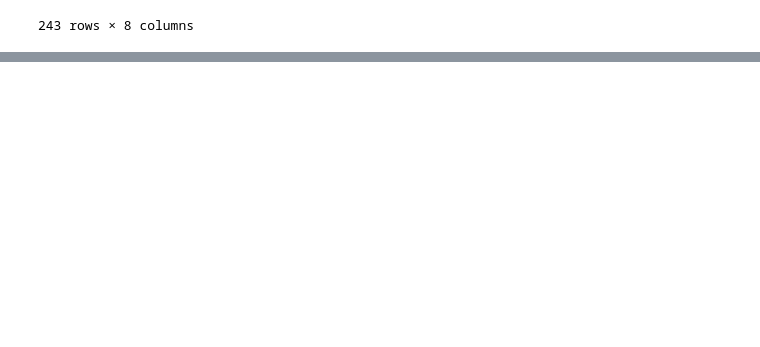
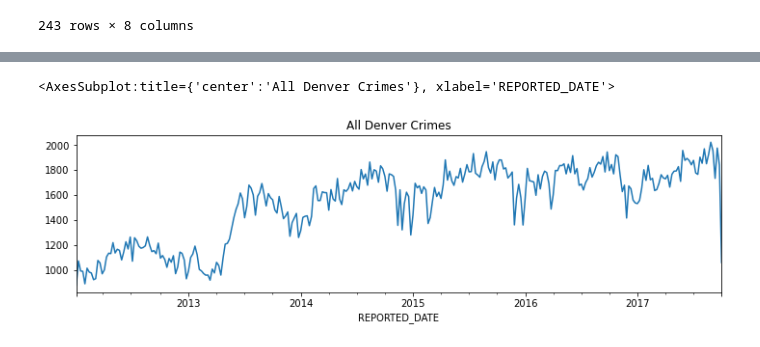
Before and after one commit to minstrel1149/pandas_practice-cookbook1, a Jupyter notebook: pd_cookbook_2_chapter12.ipynb, the cells around one changed output, grey strips where cells are left out. Saved outputs shown, nothing was run; the diff lists cells and outputs as text; code cells hidden in the pictures; blank space fills up the shorter version.

```diff
--- a/pd_cookbook_2_chapter12.ipynb
+++ b/pd_cookbook_2_chapter12.ipynb
@@ -153,3 +153,6 @@ crime.loc[crime['REPORTED_DATE'].between('2016-05-12', '2016-05-13', inclusive='
 | 365959 | menacing-felony-w-weap | aggravated-assault | 2016-05-12 15:59:00 | -104.935172 | 39.723703 | hilltop | 1 | ... |
 | 378711 | assault-dv | other-crimes-against-persons | 2016-05-12 16:39:00 | -104.974700 | 39.740555 | north-capitol-hill | 1 | ... |
 243 rows × 8 columns
+# %%
+crime = crime.set_index('REPORTED_DATE')
+crime.head()
@@ -155,0 +201,3 @@ crime.loc[crime['REPORTED_DATE'].between('2016-05-12', '2016-05-13', inclusive='
+# %%
+crime_sort = crime.sort_index()
+crime_sort.head()
@@ -155,0 +268,6 @@ crime.loc[crime['REPORTED_DATE'].between('2016-05-12', '2016-05-13', inclusive='
+# %%
+weekly_crime = (crime_sort
+ .groupby(pd.Grouper(freq='W'))
+ .size()
+)
+weekly_crime
@@ -155,0 +336,6 @@ crime.loc[crime['REPORTED_DATE'].between('2016-05-12', '2016-05-13', inclusive='
+# %%
+fig, ax = plt.subplots(figsize=(12, 3))
+weekly_crime.plot(title='All Denver Crimes', ax=ax)
+# %% [output]
+<AxesSubplot:title={'center':'All Denver Crimes'}, xlabel='REPORTED_DATE'>
+[figure, added]
```
Also changed, not shown: parts of 21 cells of this notebook, 1 other file.
